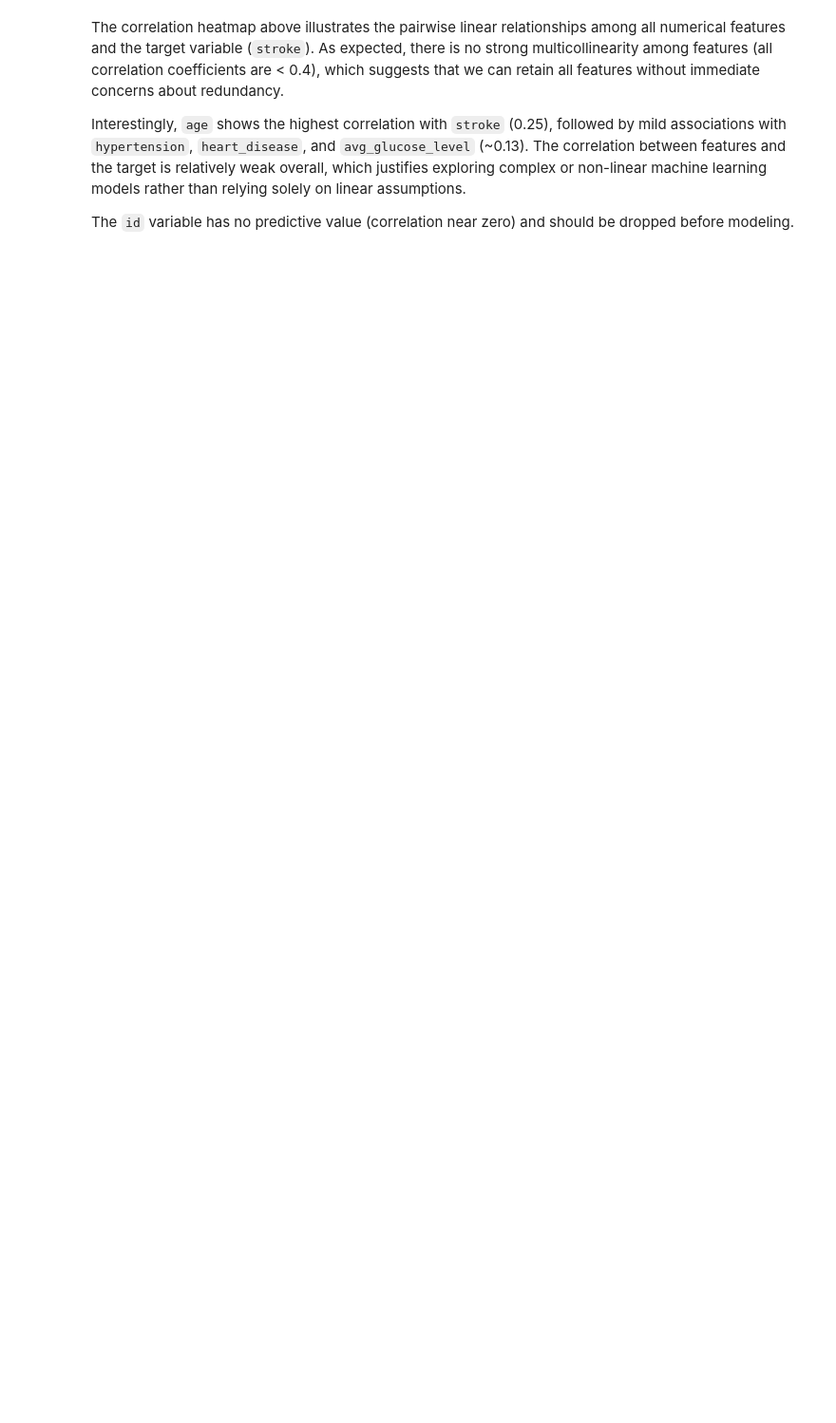
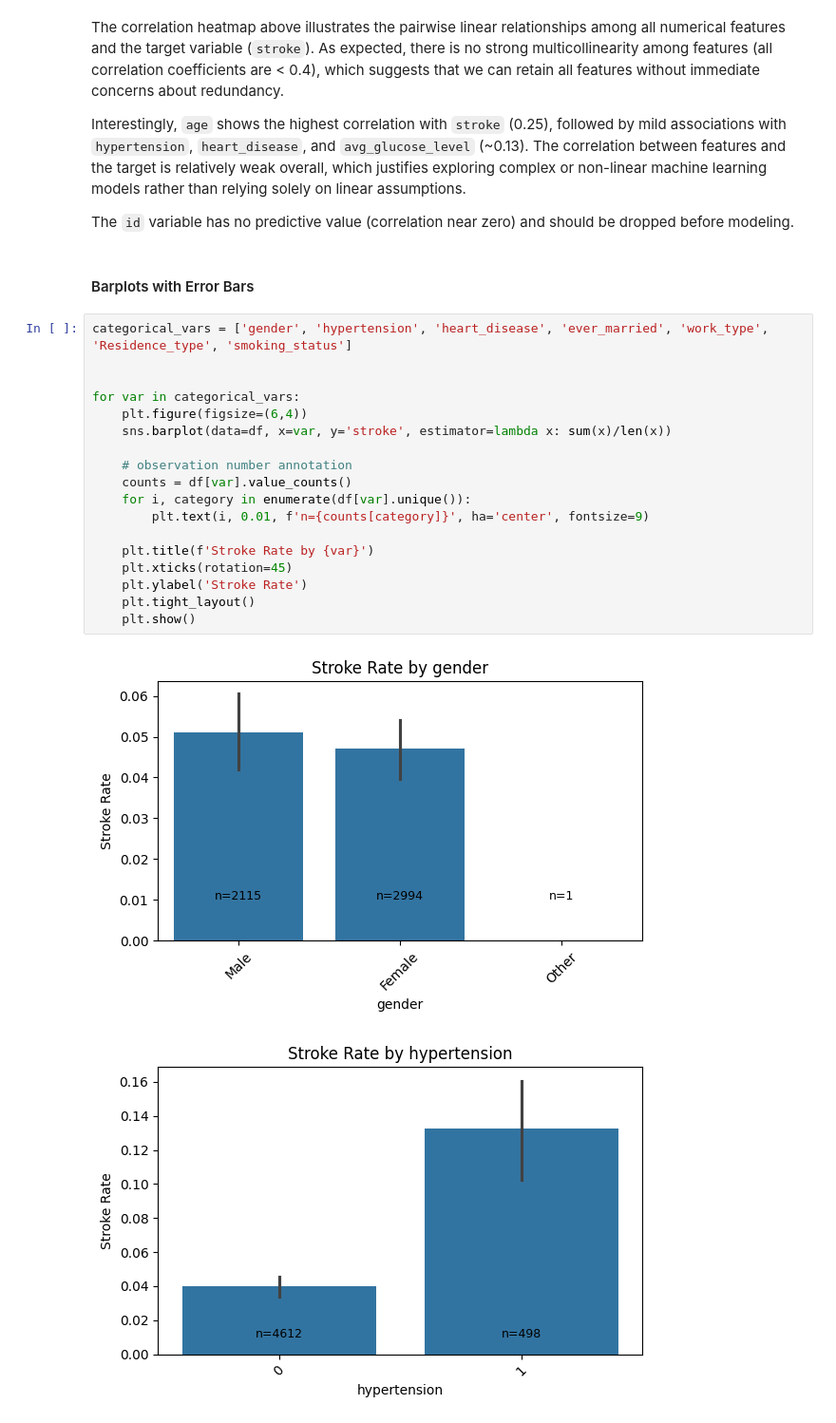
Before and after one commit to AlessandroConte/stroke-prediction, a Jupyter notebook: Stroke_Prediction_Final.ipynb, the cells around one changed output. Shown at 95% size. Cells and saved outputs as stored; diff of their text form; blank space fills up the shorter version.

```diff
--- a/Stroke_Prediction_Final.ipynb
+++ b/Stroke_Prediction_Final.ipynb
@@ -275,3 +279,26 @@ The correlation heatmap above illustrates the pairwise linear relationships amon
 Interestingly, `age` shows the highest correlation with `stroke` (0.25), followed by mild associations with `hypertension`, `heart_disease`, and `avg_glucose_level` (~0.13). The correlation between features and the target is relatively weak overall, which justifies exploring complex or non-linear machine learning models rather than relying solely on linear assumptions.
 
 The `id` variable has no predictive value (correlation near zero) and should be dropped before modeling.
+# %% [markdown]
+#### Barplots with Error Bars
+# %%
+categorical_vars = ['gender', 'hypertension', 'heart_disease', 'ever_married', 'work_type', 'Residence_type', 'smoking_status']
+
+
+for var in categorical_vars:
+    plt.figure(figsize=(6,4))
+    sns.barplot(data=df, x=var, y='stroke', estimator=lambda x: sum(x)/len(x))
+
+    # observation number annotation
+    counts = df[var].value_counts()
+    for i, category in enumerate(df[var].unique()):
+        plt.text(i, 0.01, f'n={counts[category]}', ha='center', fontsize=9)
+
+    plt.title(f'Stroke Rate by {var}')
+    plt.xticks(rotation=45)
+    plt.ylabel('Stroke Rate')
+    plt.tight_layout()
+    plt.show()
+# %% [output]
+[figure, added]
+[figure, added]
```
Also changed, not shown: parts of 19 cells of this notebook.
